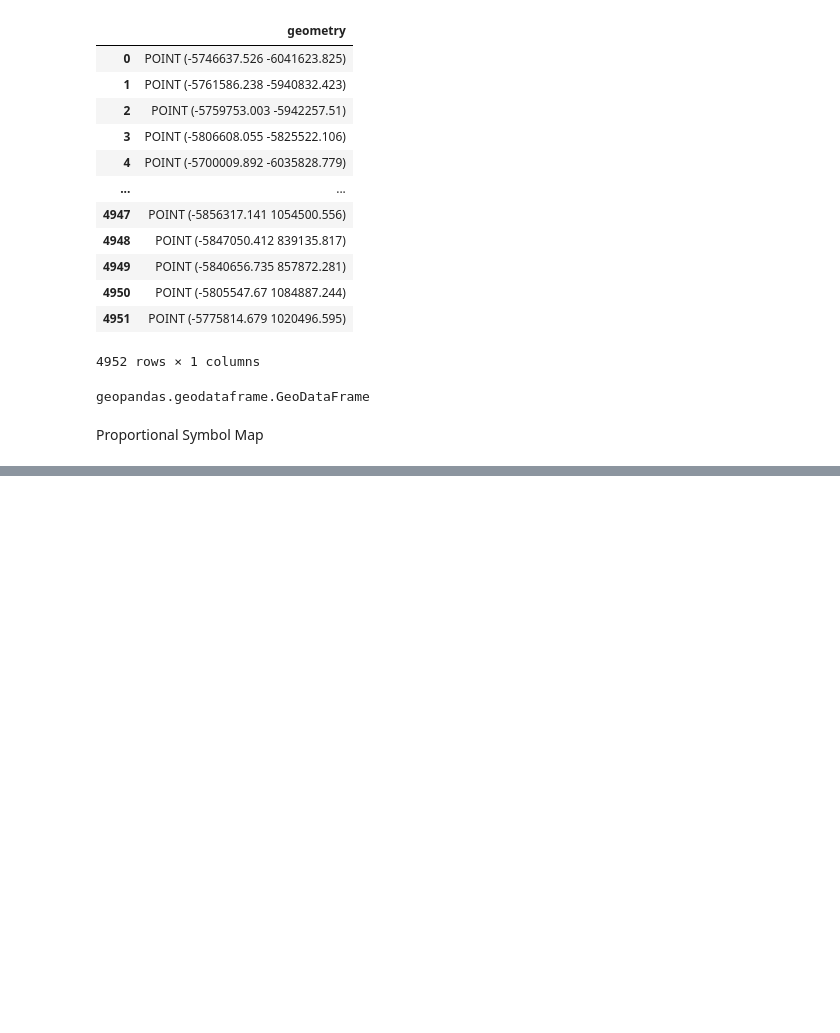
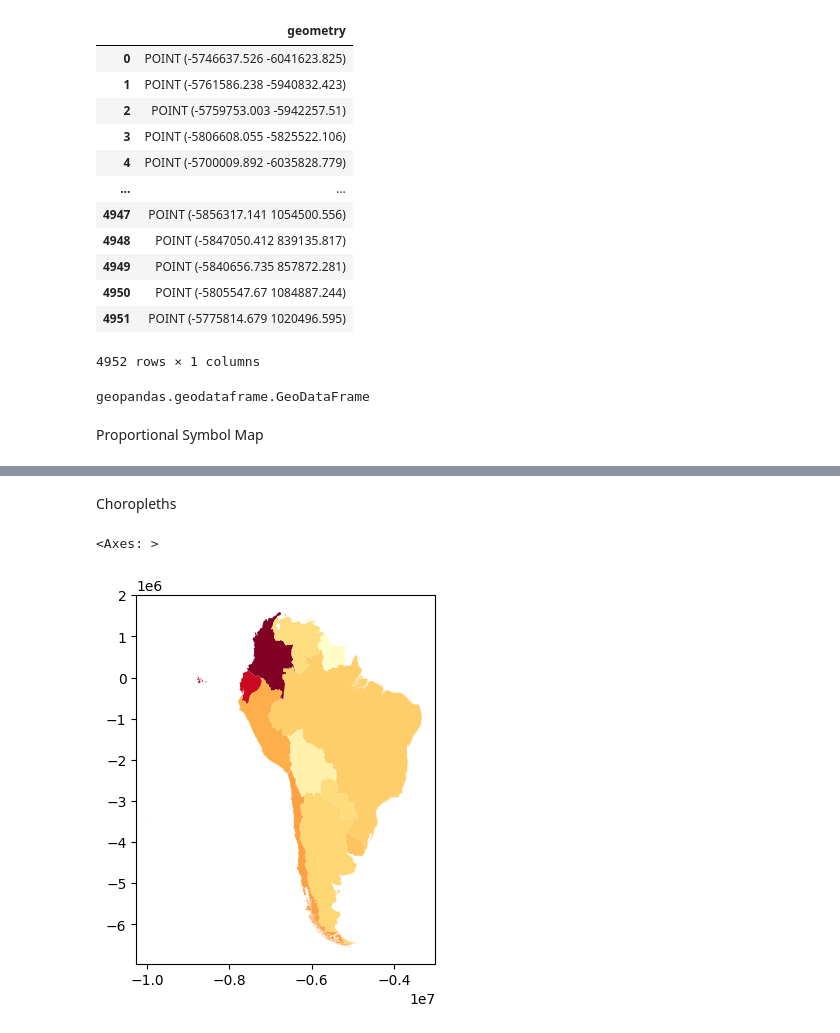
Before and after one commit to Spatial-Data-Analytics-2025/Homework1, a Jupyter notebook: Homework_1.ipynb, the cells around one changed output, grey strips where cells are left out. Saved outputs shown, nothing was run; the diff lists cells and outputs as text; code cells hidden in the pictures; blank space fills up the shorter version.

```diff
--- a/Homework_1.ipynb
+++ b/Homework_1.ipynb
@@ -286,0 +476,7 @@ Proportional Symbol Map
+# %% [markdown]
+Choropleths
+# %%
+South_America_8857.plot(South_America_8857.mobiles/South_America_8857.sq_km,cmap="YlOrRd")
+# %% [output]
+<Axes: >
+[figure, added]
```
Also changed, not shown: parts of 32 cells of this notebook, 2 other files.
